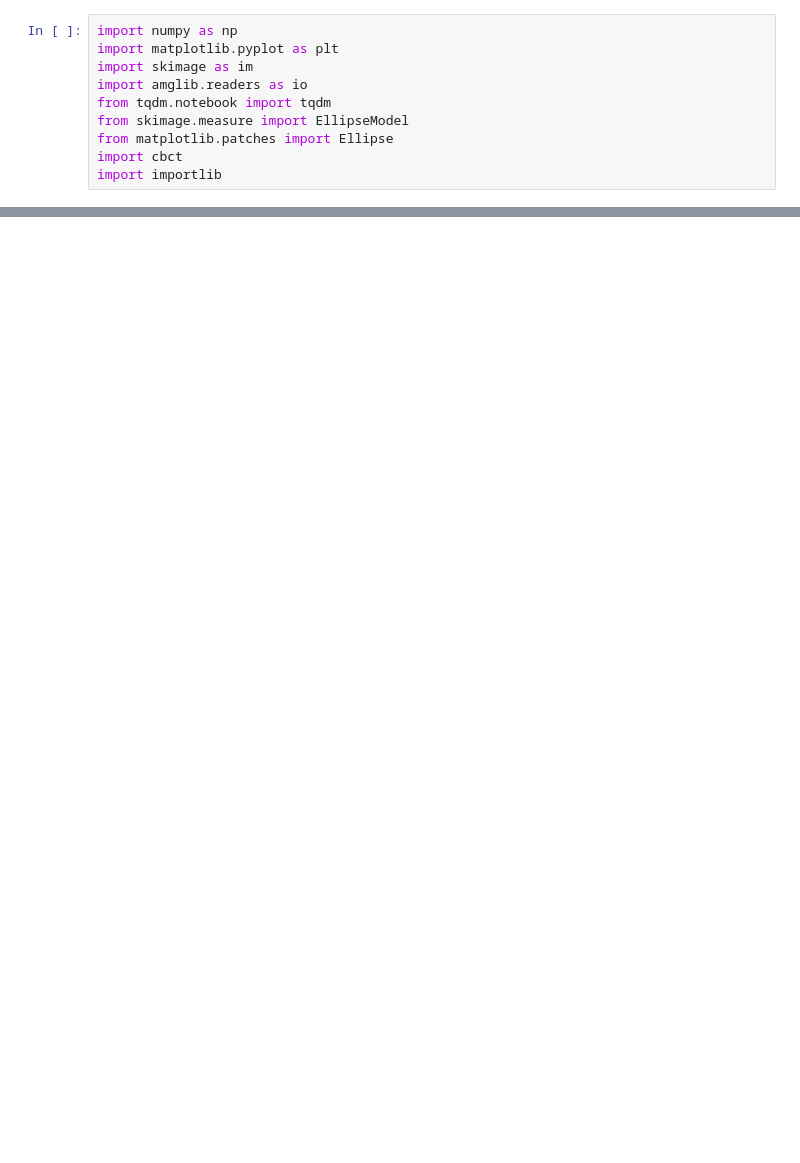
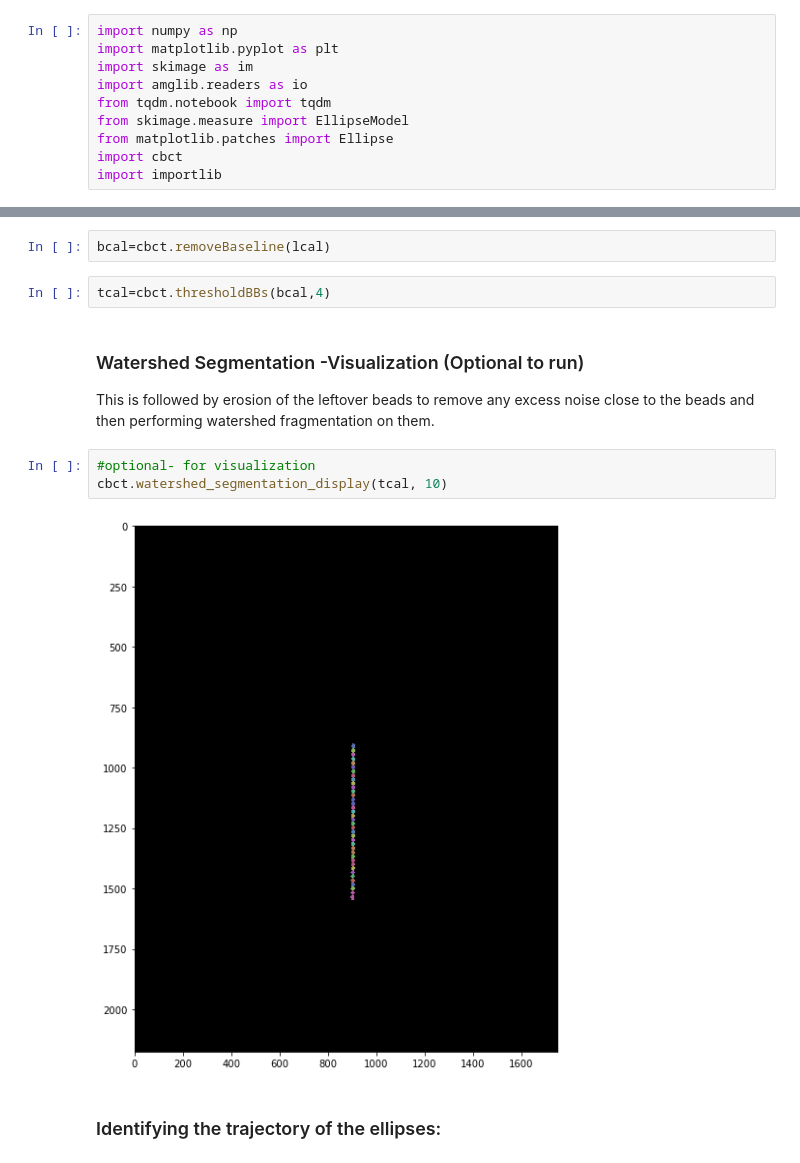
Before and after one commit to neutronimaging/CBCTCalibration, a Jupyter notebook: CBCT2.ipynb, the cells around one changed output, grey strips where cells are left out. Saved outputs shown, nothing was run; the diff lists cells and outputs as text; blank space fills up the shorter version.

```diff
--- a/CBCT2.ipynb
+++ b/CBCT2.ipynb
@@ -44,0 +99,14 @@ ax[1].hist(lcal[1].ravel(),bins=200);
+# %%
+bcal=cbct.removeBaseline(lcal)
+# %%
+tcal=cbct.thresholdBBs(bcal,4)
+# %% [markdown]
+### Watershed Segmentation -Visualization (Optional to run)
+This is followed by erosion of the leftover beads to remove any excess noise close to the beads and then performing watershed fragmentation on them.
+# %%
+#optional- for visualization
+cbct.watershed_segmentation_display(tcal, 10)
+# %% [output]
+[figure, added]
+# %% [markdown]
+### Identifying the trajectory of the ellipses:
```
Also changed, not shown: parts of 32 cells of this notebook, 1 other file.
